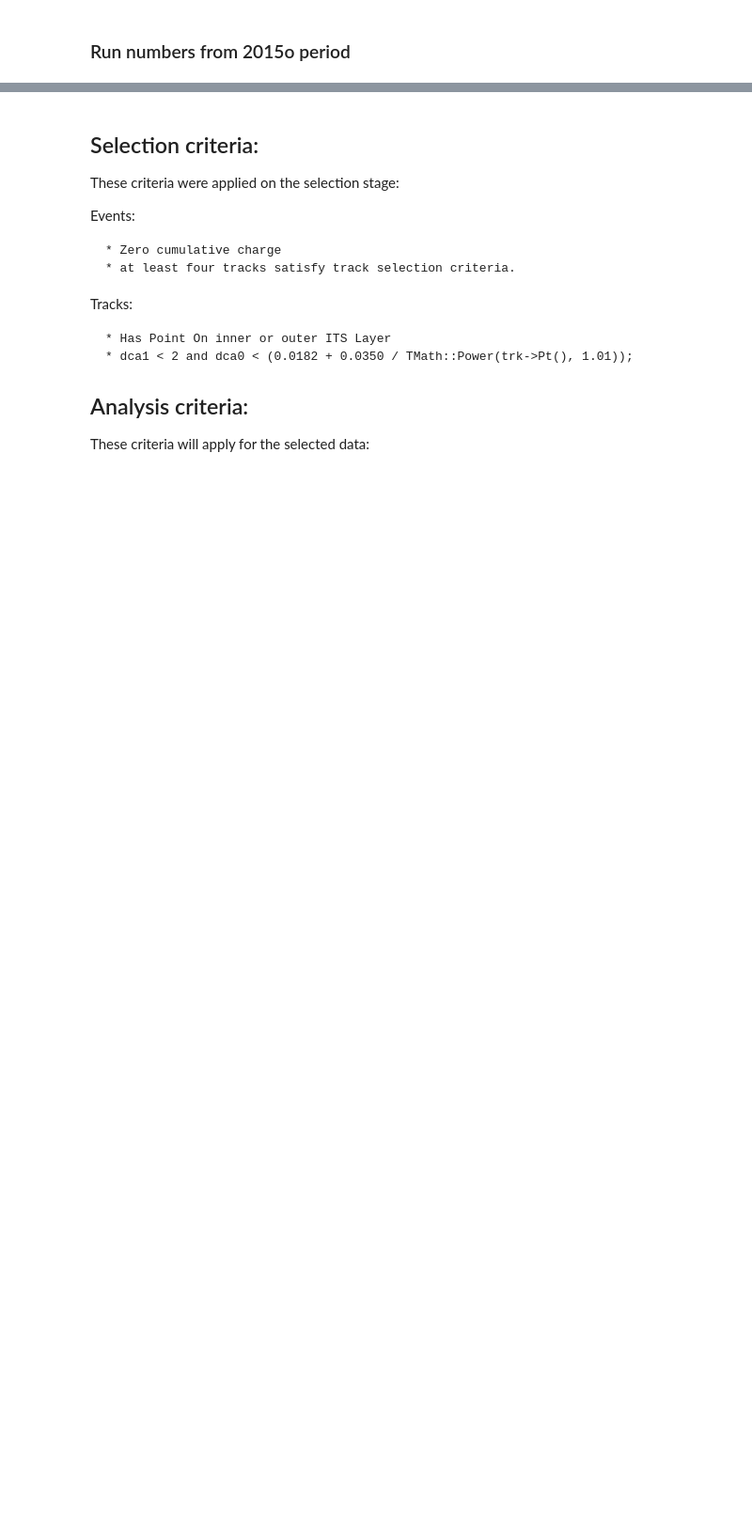
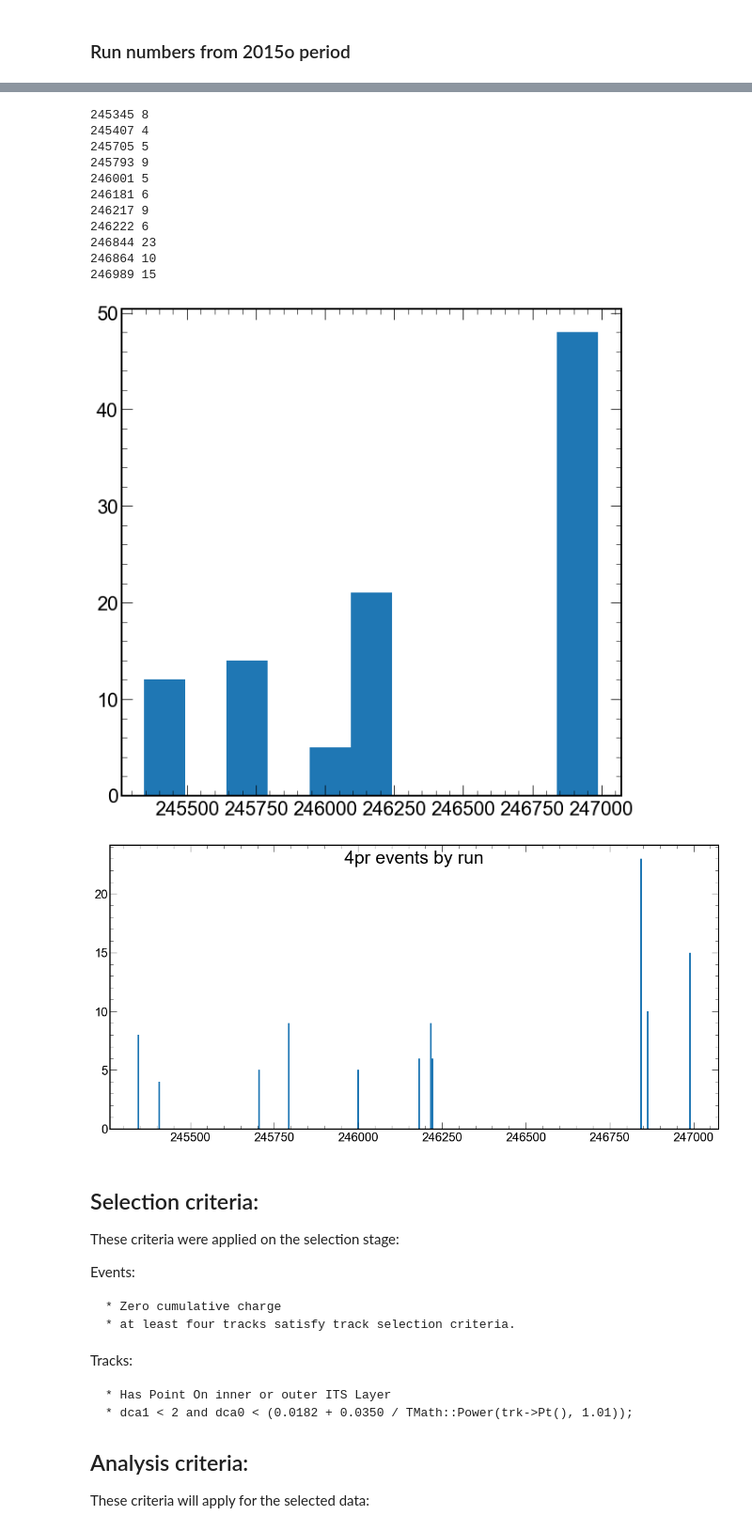
Before and after one commit to bdrum/cern-physics, a Jupyter notebook: notebooks/RhoPrime.ipynb, the cells around one changed output, grey strips where cells are left out. Shown at 94% size. Cells and saved outputs as stored; diff of their text form; code cells hidden in the pictures; blank space fills up the shorter version.

```diff
--- a/notebooks/RhoPrime.ipynb
+++ b/notebooks/RhoPrime.ipynb
@@ -34,3 +31,22 @@ from modules.selection.tracks import selectedTracksMask, selectedTracksWithTpcMa
+# %%
+# from modules.data.info.RunsInfo import ShowRunsInfo
+# from importlib import reload
+reload(modules.data.info.RunsInfo)
+ShowRunsInfo()
+# %% [output]
+245345 8
+245407 4
+245705 5
+245793 9
+246001 5
+246181 6
+246217 9
+246222 6
+246844 23
+246864 10
+246989 15
+[figure, added]
+[figure, added]
 # %% [markdown]
 ## Selection criteria:
 
```
Also changed, not shown: parts of 12 cells of this notebook, 23 other files.
